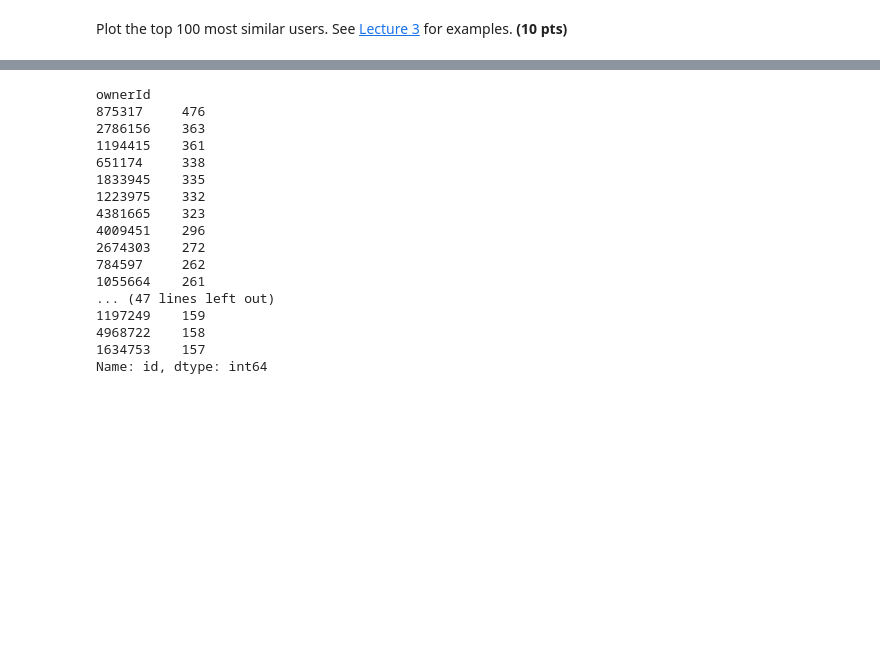
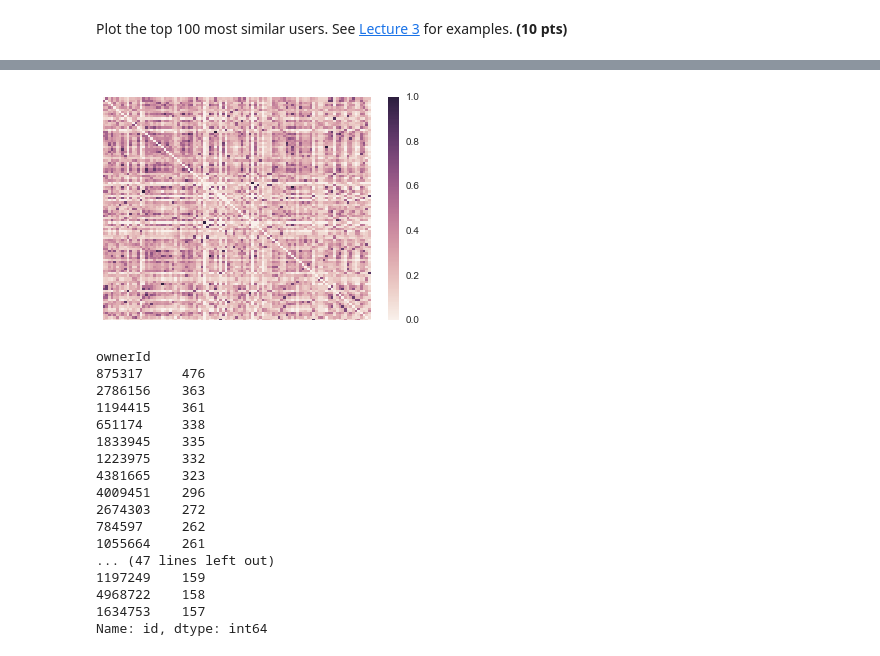
Before and after one commit to bu-li03yi31/datascience591, a Jupyter notebook: hw1-submission/Homework-1.ipynb, the cells around one changed output, grey strips where cells are left out. Cells and saved outputs as stored; diff of their text form; code cells hidden in the pictures; blank space fills up the shorter version.

Commit message:
new plot generated

```diff
--- a/hw1-submission/Homework-1.ipynb
+++ b/hw1-submission/Homework-1.ipynb
@@ -342,0 +320,81 @@ user1907906  0.090909  0.250000          NaN
+# %%
+import pandas as pd
+import seaborn as sns
+import numpy as np
+import matplotlib.pyplot as plt
+%matplotlib inline
+
+#fetchAnswerPostsData()
+
+myDict = users_questions_tags()
+ans = pd.DataFrame([myDict])
+ans2 = ans.transpose()
+    #res = pd.Series(final_map)
+ans2.columns = ['similarity']
+ans2.sort_values('similarity',inplace = True, ascending=False)
+
+userSet = Set()
+count = 0
+for index, row in ans2.iterrows():
+    elements = list(index)
+    for user in elements:
+        userSet.add(user)
+        count = count + 1
+        if(len(userSet) > 100):
+            break
+    if(len(userSet) > 100):
+            break
+#print userSet
+
+axis = []
+the_list = []
+for key1 in userSet:
+    tmp_list = []
+    for key2 in userSet:
+        my_tuple1 = (key1, key2)
+        my_tuple2 = (key2, key1)
+        buff1 = myDict.get(my_tuple1)
+        buff2 = myDict.get(my_tuple2)
+
+        if((buff1 is None) and (buff2 is None)):
+            tmp_list.append(0.0)
+        elif(buff1 is not None):
+            tmp_list.append(buff1)
+        else:
+            tmp_list.append(buff2)
+
+    the_list.append(tmp_list)
+#print the_list
+
+
+intensity = np.array(the_list)
+res = pd.DataFrame(the_list)
+res = res[res.columns].astype(float)
+np.savetxt("foo.csv", res, delimiter=",")
+#print res
+#print intensity
+sns.heatmap(res, xticklabels=False, yticklabels=False, linewidths=0)
+
+'''
+x, y = np.meshgrid(range(intensity.shape[0]),range(intensity.shape[0] + 1))
+#now just plug the data into pcolormesh, it's that easy!
+plt.pcolormesh(x, y, intensity)
+plt.colorbar() #need a colorbar to show the intensity scale
+plt.show() #boo
+#print the_list
+'''
+
+'''
+res = pd.DataFrame(the_list)
+#res.plot(kind='hexbin', x='a', y='b', gridsize=25)
+plt.pcolor(res)
+plt.yticks(np.arange(0.5, len(res.index), 1), res.index)
+plt.xticks(np.arange(0.5, len(res.columns), 1), res.columns)
+plt.show()
+'''
+'''
+my_tuple2 = ('1496715', '2893413')
+print myDict.get(my_tuple2)
+'''
+#print userSet
+# %% [output]
@@ -343,3 +419,4 @@ user1907906  0.090909  0.250000          NaN
+[figure, added]
 # %%
 def top_quesioners():
     answer_df = pd.read_csv('question_dataframe.csv')
```
Also changed, not shown: parts of 4 cells of this notebook.
